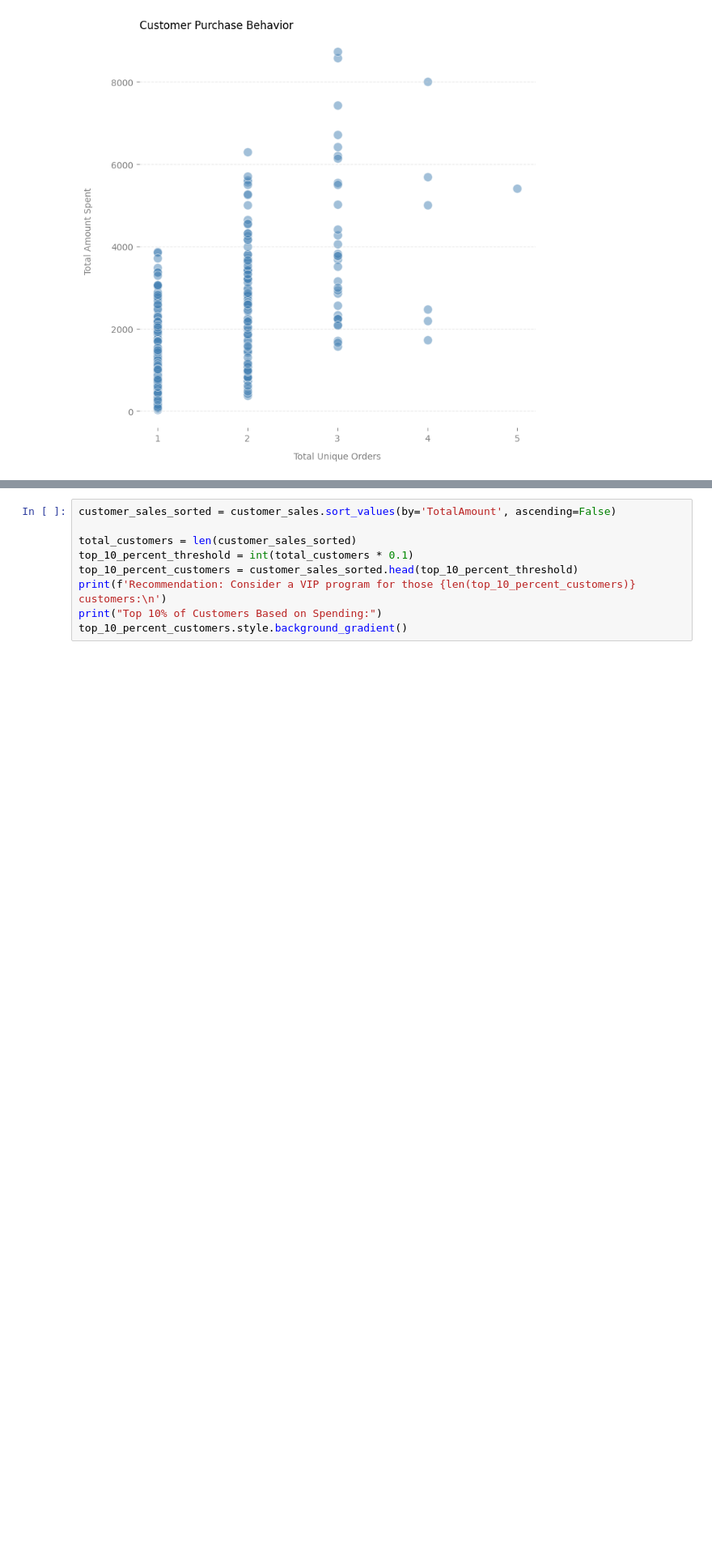
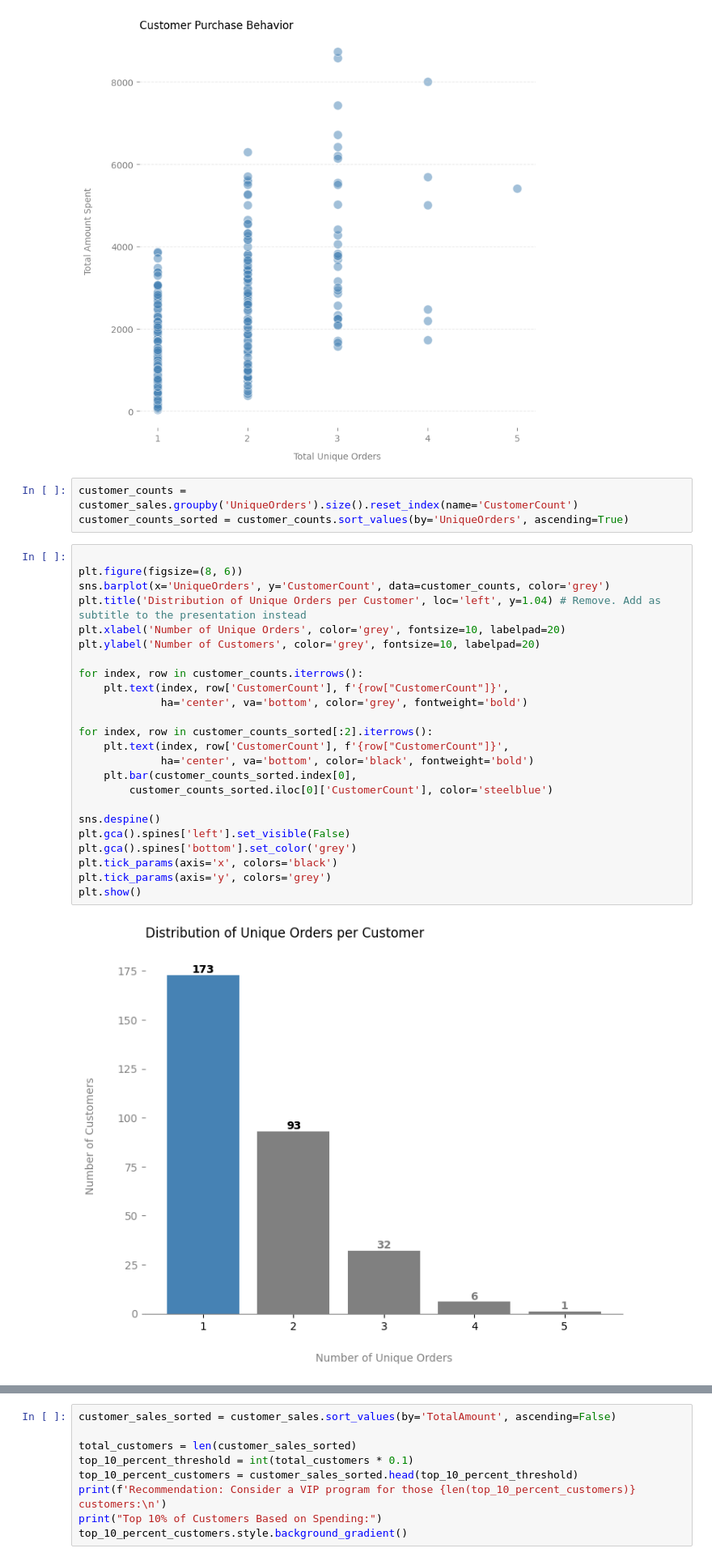
Before and after one commit to YuliaVK/Data-Analytics, a Jupyter notebook: EDA_Sales/notebooks/Sales_EDA.ipynb, the cells around one changed output, grey strips where cells are left out. Shown at 81% size. Cells and saved outputs as stored; diff of their text form; blank space fills up the shorter version.

Commit message:
EDA - Customer Segmentation Analysis

```diff
--- a/EDA_Sales/notebooks/Sales_EDA.ipynb
+++ b/EDA_Sales/notebooks/Sales_EDA.ipynb
@@ -383,3 +400,32 @@ plt.xticks(range(1, max(customer_sales['UniqueOrders']) + 1))
 plt.show()
 # %% [output]
 [figure]
+# %%
+customer_counts = customer_sales.groupby('UniqueOrders').size().reset_index(name='CustomerCount')
+customer_counts_sorted = customer_counts.sort_values(by='UniqueOrders', ascending=True)
+# %%
+
+plt.figure(figsize=(8, 6))
+sns.barplot(x='UniqueOrders', y='CustomerCount', data=customer_counts, color='grey')
+plt.title('Distribution of Unique Orders per Customer', loc='left', y=1.04) # Remove. Add as subtitle to the presentation instead
+plt.xlabel('Number of Unique Orders', color='grey', fontsize=10, labelpad=20)
+plt.ylabel('Number of Customers', color='grey', fontsize=10, labelpad=20)
+
+for index, row in customer_counts.iterrows():
+    plt.text(index, row['CustomerCount'], f'{row["CustomerCount"]}',
+             ha='center', va='bottom', color='grey', fontweight='bold')
+
+for index, row in customer_counts_sorted[:2].iterrows():
+    plt.text(index, row['CustomerCount'], f'{row["CustomerCount"]}',
+             ha='center', va='bottom', color='black', fontweight='bold')
+    plt.bar(customer_counts_sorted.index[0],
+        customer_counts_sorted.iloc[0]['CustomerCount'], color='steelblue')
+
+sns.despine()
+plt.gca().spines['left'].set_visible(False)
+plt.gca().spines['bottom'].set_color('grey')
+plt.tick_params(axis='x', colors='black')
+plt.tick_params(axis='y', colors='grey')
+plt.show()
+# %% [output]
+[figure, added]
```
Also changed, not shown: parts of 4 cells of this notebook.
